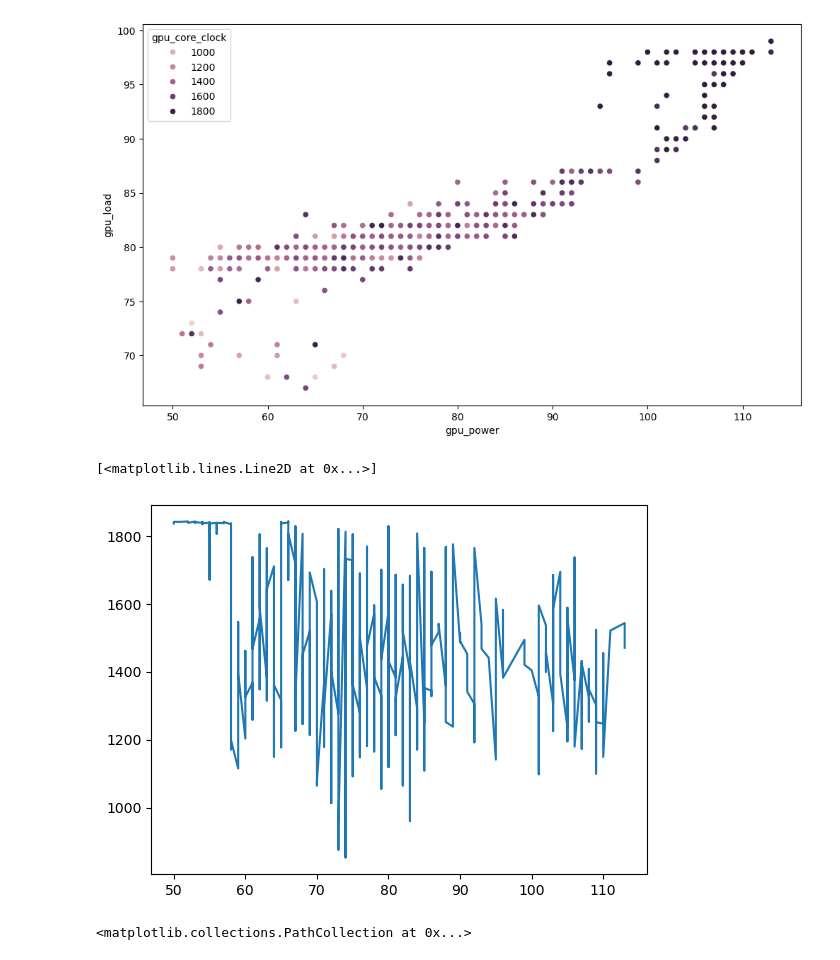
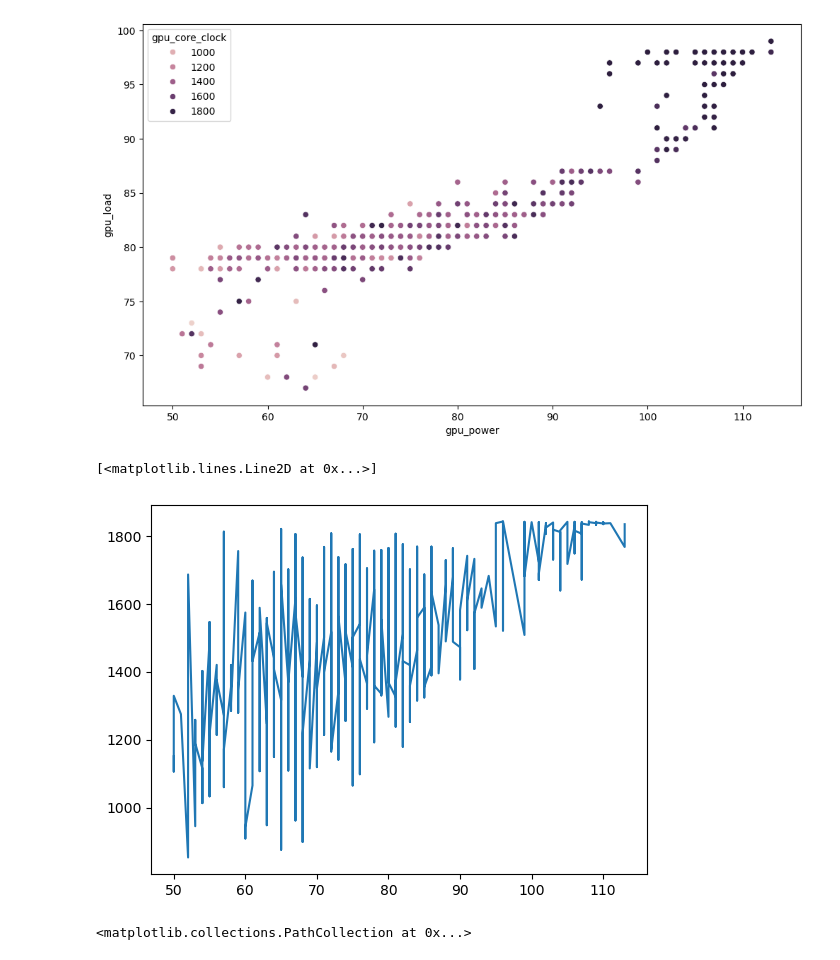
Before and after one commit to m-mhe/ml_practice, a Jupyter notebook: game_data_analysis/silent_hill_system_performance.ipynb, the cells around one changed output. Drawn from its saved outputs; the diff is of its cells as text; code cells hidden in the pictures.

```diff
--- a/game_data_analysis/silent_hill_system_performance.ipynb
+++ b/game_data_analysis/silent_hill_system_performance.ipynb
@@ -77,10 +77,10 @@ sns.scatterplot(x= rawDF["gpu_power"], y=rawDF["gpu_load"], hue=rawDF["gpu_core_
 <Axes: xlabel='gpu_power', ylabel='gpu_load'>
 [figure]
 # %%
-plt.plot(rawDF.sort_values("gpu_power")["gpu_power"],rawDF["gpu_core_clock"])
+plt.plot(rawDF.sort_values("gpu_power")["gpu_power"],rawDF.sort_values("gpu_power")["gpu_core_clock"])
 # %% [output]
 [<matplotlib.lines.Line2D at 0x...>]
-[figure, old version]
+[figure, new version]
 # %%
 plt.figure(figsize=(10,7))
 plt.scatter(x=rawDF["gpu_power"], y=rawDF["gpu_core_clock"], alpha=0.5)
```
Also changed, not shown: parts of 4 cells of this notebook.
